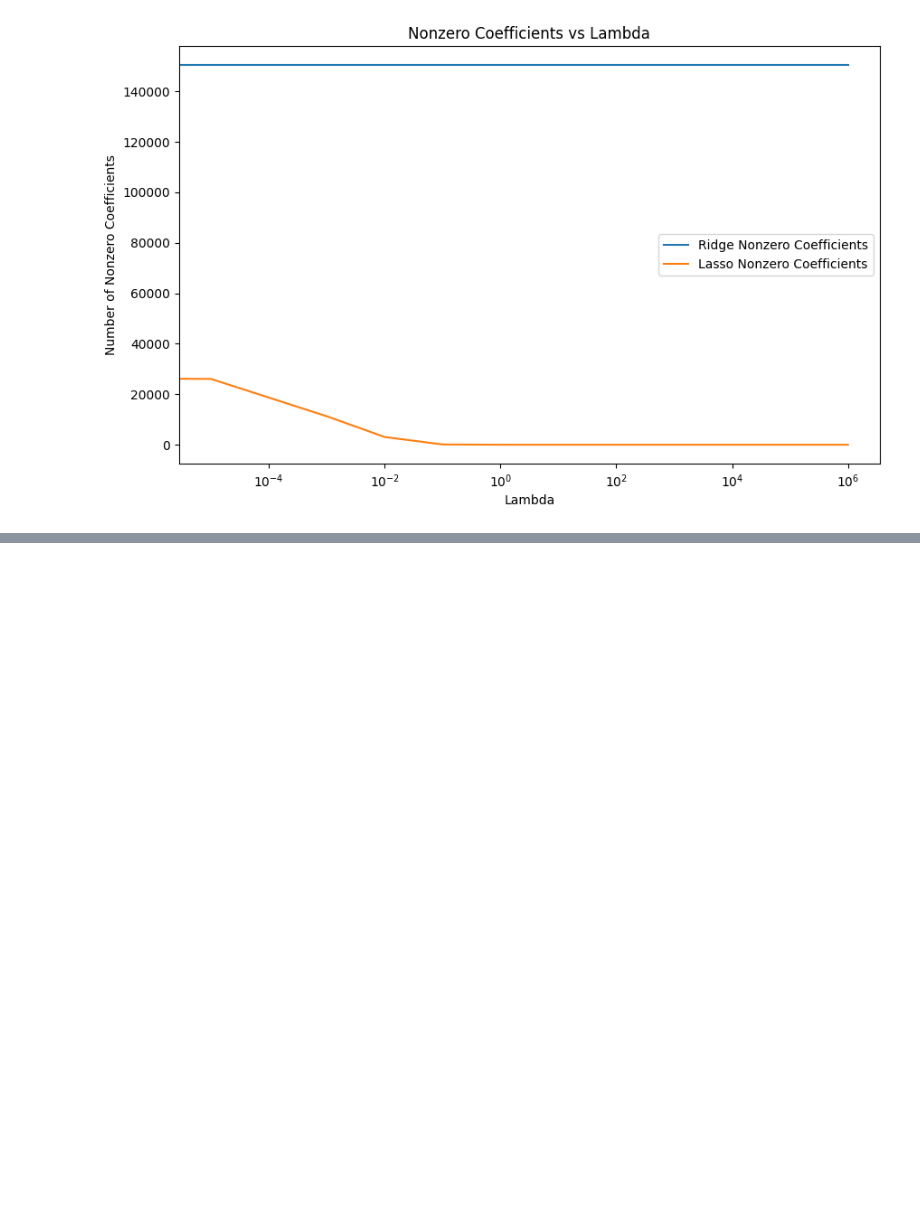
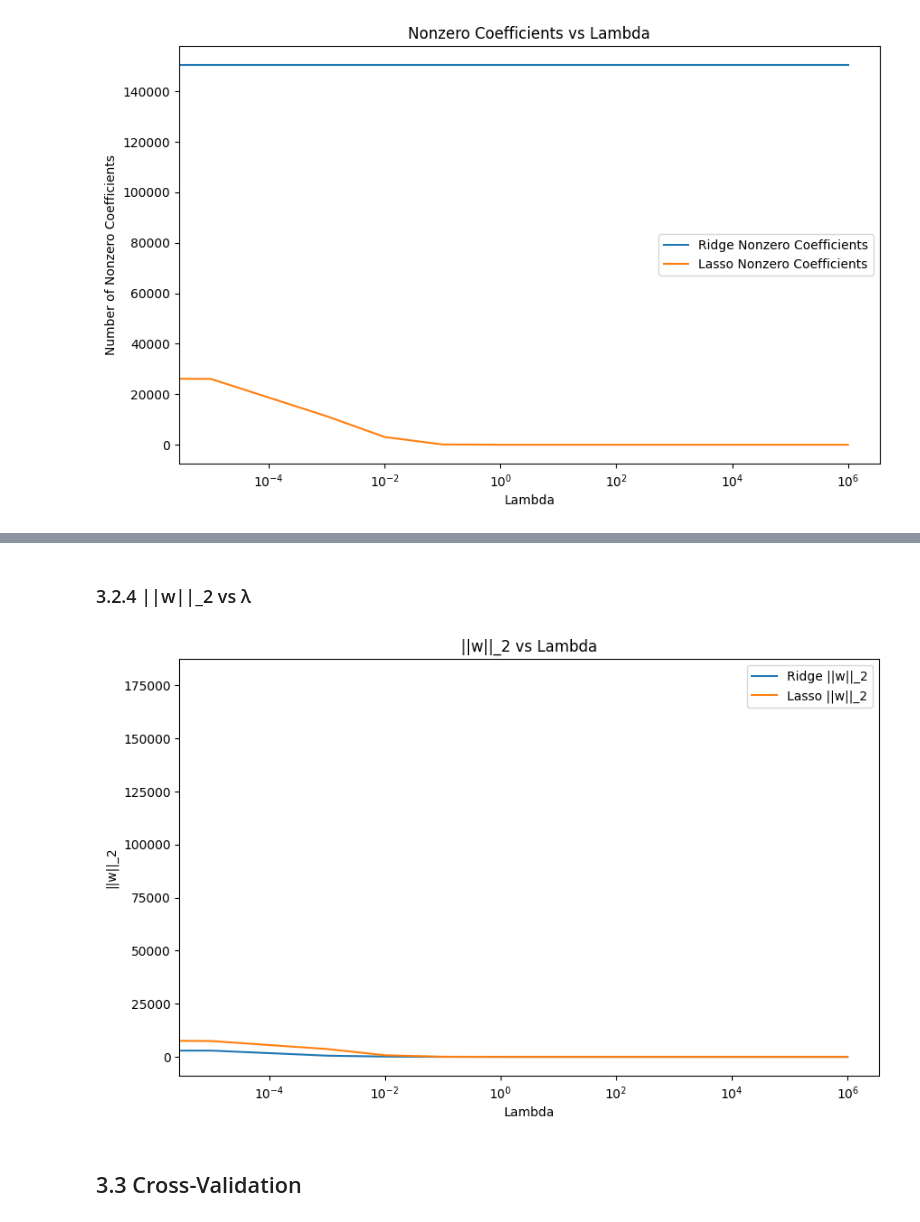
Before and after one commit to SonjoyKP/regularization-sgd-logistic-regression, a Jupyter notebook: Ridge_Lasso_Regression.ipynb, the cells around one changed output, grey strips where cells are left out. Saved outputs shown, nothing was run; the diff lists cells and outputs as text; code cells hidden in the pictures; blank space fills up the shorter version.

```diff
--- a/Ridge_Lasso_Regression.ipynb
+++ b/Ridge_Lasso_Regression.ipynb
@@ -132,0 +210,17 @@ plt.show()
+# %% [markdown]
+### 3.2.4 ||w||_2 vs λ
+# %%
+# 3.2.4 ||w||_2 vs λ
+plt.figure(figsize=(10, 6))
+plt.plot(lambdas, ridge_norms, label='Ridge ||w||_2')
+plt.plot(lambdas, lasso_norms, label='Lasso ||w||_2')
+plt.xscale('log')
+plt.xlabel('Lambda')
+plt.ylabel('||w||_2')
+plt.legend()
+plt.title('||w||_2 vs Lambda')
+plt.show()
+# %% [output]
+[figure, added]
+# %% [markdown]
+## 3.3 Cross-Validation
```
Also changed, not shown: parts of 7 cells of this notebook, 1 other file.
